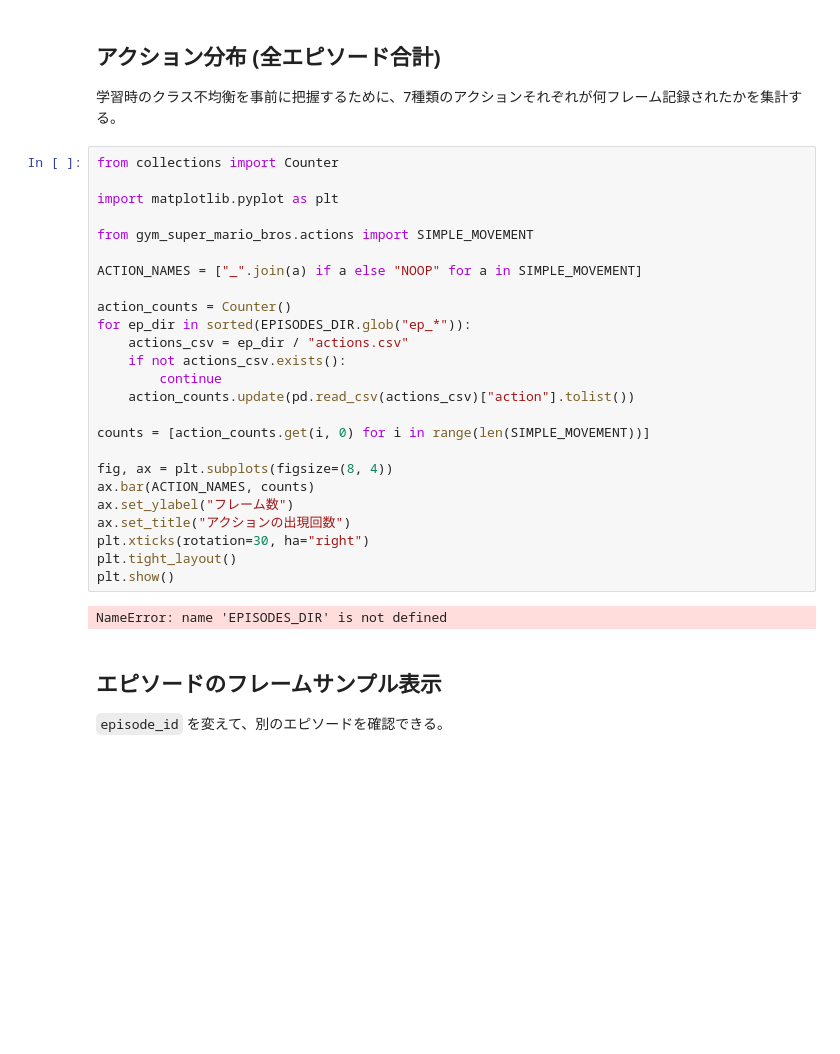
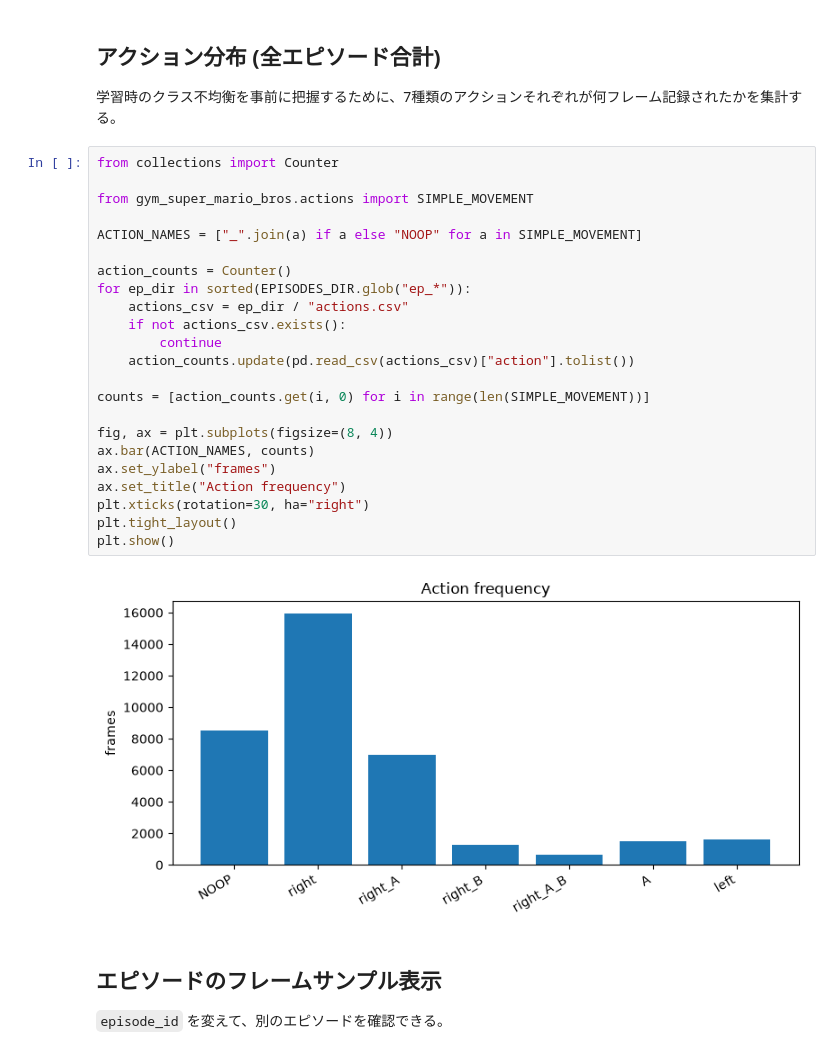
Before and after one commit to naoya1110/mario_competition, a Jupyter notebook: notebooks/02_review_data.ipynb, the cells around one changed output. Saved outputs shown, nothing was run; the diff lists cells and outputs as text; blank space fills up the shorter version.

```diff
--- a/notebooks/02_review_data.ipynb
+++ b/notebooks/02_review_data.ipynb
@@ -57,31 +179,29 @@ manifest[["num_frames", "score", "x_pos_max", "coins", "time_remaining"]].descri
 学習時のクラス不均衡を事前に把握するために、7種類のアクションそれぞれが何フレーム記録されたかを集計する。
 # %%
 from collections import Counter
-
-import matplotlib.pyplot as plt
 
 from gym_super_mario_bros.actions import SIMPLE_MOVEMENT
 
 ACTION_NAMES = ["_".join(a) if a else "NOOP" for a in SIMPLE_MOVEMENT]
 
 action_counts = Counter()
 for ep_dir in sorted(EPISODES_DIR.glob("ep_*")):
     actions_csv = ep_dir / "actions.csv"
     if not actions_csv.exists():
         continue
     action_counts.update(pd.read_csv(actions_csv)["action"].tolist())
 
 counts = [action_counts.get(i, 0) for i in range(len(SIMPLE_MOVEMENT))]
 
 fig, ax = plt.subplots(figsize=(8, 4))
 ax.bar(ACTION_NAMES, counts)
-ax.set_ylabel("フレーム数")
-ax.set_title("アクションの出現回数")
+ax.set_ylabel("frames")
+ax.set_title("Action frequency")
 plt.xticks(rotation=30, ha="right")
 plt.tight_layout()
 plt.show()
 # %% [output]
-NameError: name 'EPISODES_DIR' is not defined
+[figure, added]
 # %% [markdown]
 ## エピソードのフレームサンプル表示
 
```
Also changed, not shown: parts of 8 cells of this notebook, 3 other files.
